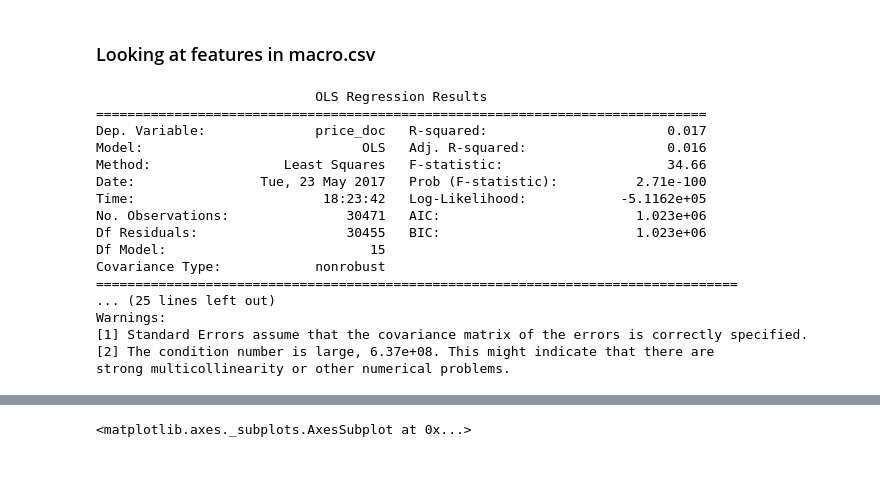
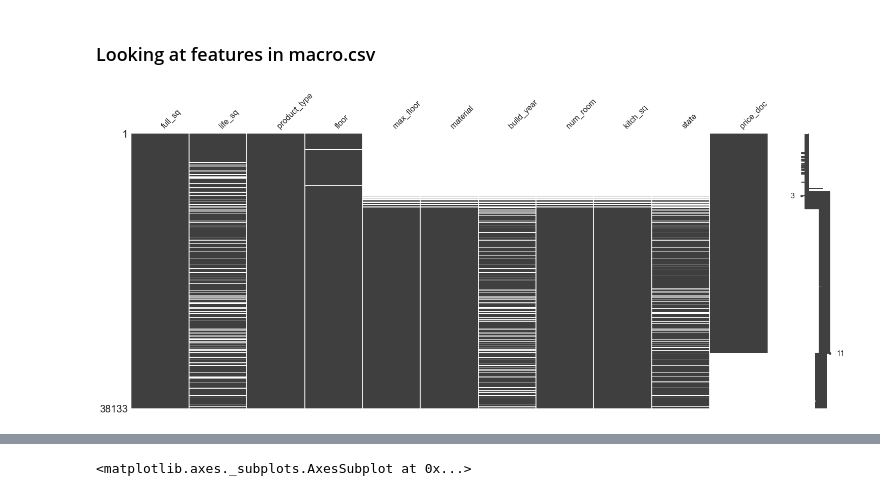
Before and after one commit to nycdatasci/bootcamp009_project, a Jupyter notebook: Project3-MachineLearning/romi_reza_sean_pradeep_andrew/reza_eda.ipynb, the cells around one changed output, grey strips where cells are left out. Saved outputs shown, nothing was run; the diff lists cells and outputs as text; code cells hidden in the pictures; blank space fills up the shorter version.

```diff
--- a/Project3-MachineLearning/romi_reza_sean_pradeep_andrew/reza_eda.ipynb
+++ b/Project3-MachineLearning/romi_reza_sean_pradeep_andrew/reza_eda.ipynb
@@ -35 +35,9 @@ train_df['year'] = train_df['timestamp'].dt.year
 # X_test = test.values
+# %%
+test_df['month'] = test_df['timestamp'].dt.month
+test_df['day'] = test_df['timestamp'].dt.day
+test_df['year'] = test_df['timestamp'].dt.year
+
+frames = [train_df, test_df]
+
+df = pd.concat(frames)
@@ -115,24 +127,3 @@ important_macro_features = ['gdp_quart', 'cpi', 'ppi', 'usdrub', 'eurrub',
                             'unemployment', 'employment']
 
 macro_feature_df = train_df.loc[:, important_macro_features]
-# %%
-results = sm.OLS(train_df['price_doc'], macro_feature_df).fit()
-print(results.summary())
-# %% [output]
-                            OLS Regression Results
-==============================================================================
-Dep. Variable:              price_doc   R-squared:                       0.017
-Model:                            OLS   Adj. R-squared:                  0.016
-Method:                 Least Squares   F-statistic:                     34.66
-Date:                Tue, 23 May 2017   Prob (F-statistic):          2.71e-100
-Time:                        18:23:42   Log-Likelihood:            -5.1162e+05
-No. Observations:               30471   AIC:                         1.023e+06
-Df Residuals:                   30455   BIC:                         1.023e+06
-Df Model:                          15
-Covariance Type:            nonrobust
-==================================================================================
-... (25 lines left out)
-Warnings:
-[1] Standard Errors assume that the covariance matrix of the errors is correctly specified.
-[2] The condition number is large, 6.37e+08. This might indicate that there are
-strong multicollinearity or other numerical problems.
@@ -138,0 +157,10 @@ strong multicollinearity or other numerical problems.
+# %%
+missing_impt_features = ['full_sq', 'life_sq', 'product_type', 'floor', 'max_floor',
+'material', 'build_year','num_room', 'kitch_sq', 'state', 'price_doc']
+
+missing_df = df.loc[:, missing_impt_features]
+# %%
+filtered_data = msno.nullity_filter(missing_df, filter='bottom', n=12, p=0.5) # or filter='top'
+msno.matrix(missing_df)
+# %% [output]
+[figure, added]
```
Also changed, not shown: parts of 16 cells of this notebook, 3 other files.
